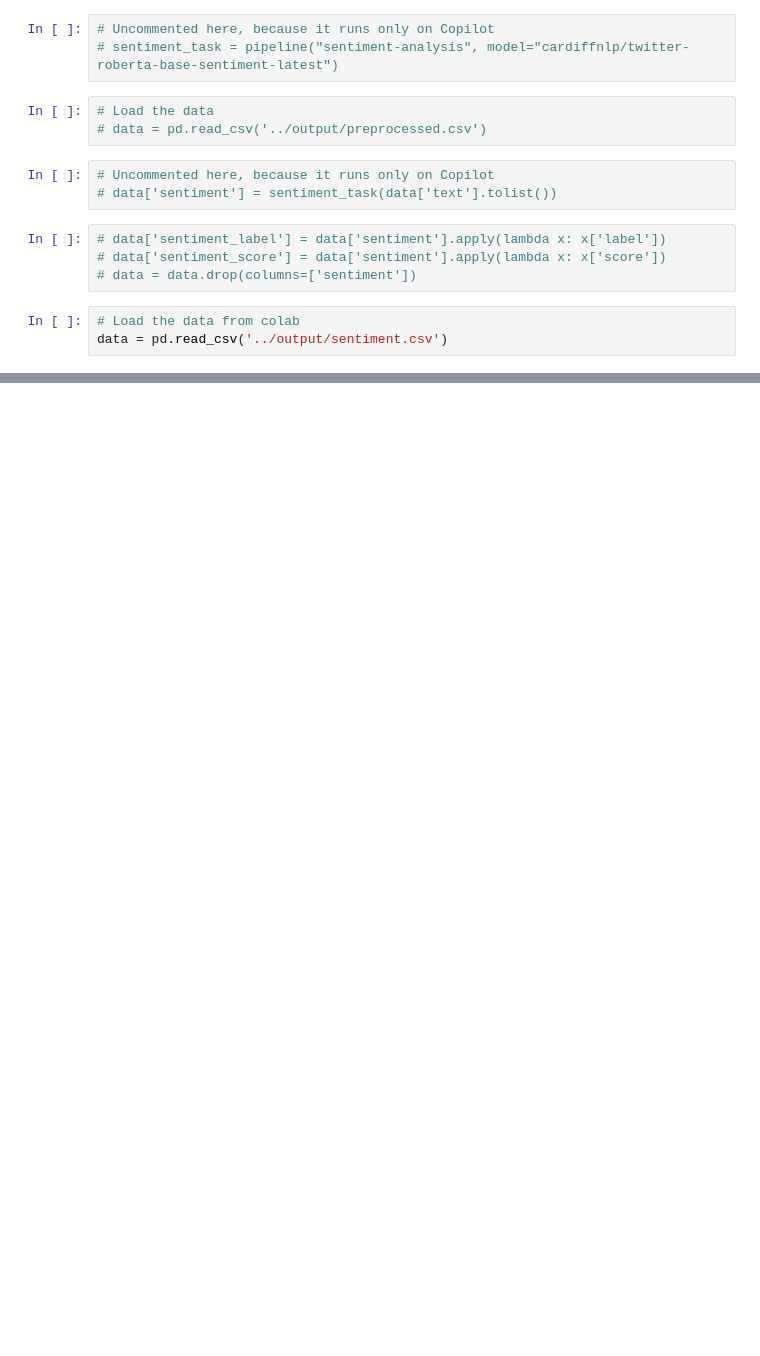
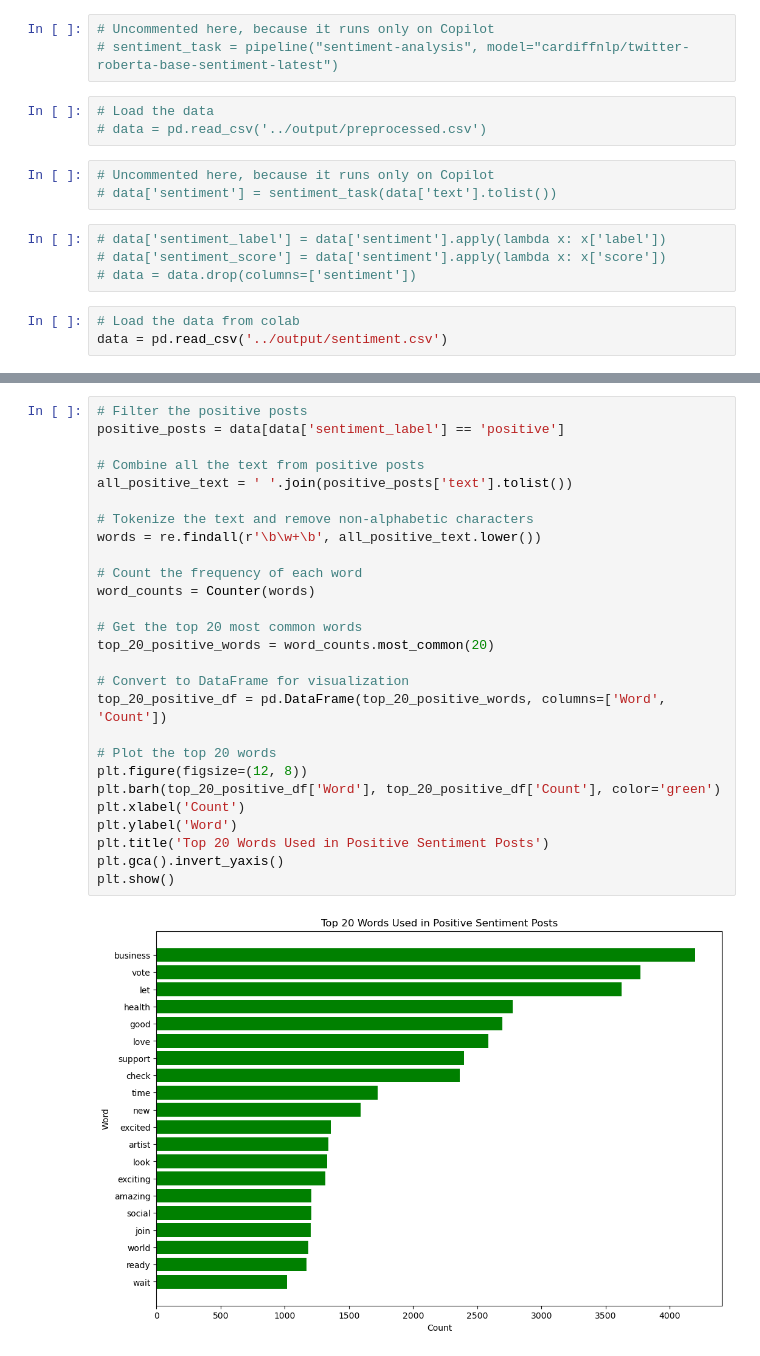
Before and after one commit to IronL442/UL-Case-Study-V2, a Jupyter notebook: analysis/sentiment.ipynb, the cells around one changed output, grey strips where cells are left out. Drawn from its saved outputs; the diff is of its cells as text; blank space fills up the shorter version.

```diff
--- a/analysis/sentiment.ipynb
+++ b/analysis/sentiment.ipynb
@@ -88 +90,30 @@ top_negative_posts.text
 Name: text, dtype: object
+# %%
+# Filter the positive posts
+positive_posts = data[data['sentiment_label'] == 'positive']
+
+# Combine all the text from positive posts
+all_positive_text = ' '.join(positive_posts['text'].tolist())
+
+# Tokenize the text and remove non-alphabetic characters
+words = re.findall(r'\b\w+\b', all_positive_text.lower())
+
+# Count the frequency of each word
+word_counts = Counter(words)
+
+# Get the top 20 most common words
+top_20_positive_words = word_counts.most_common(20)
+
+# Convert to DataFrame for visualization
+top_20_positive_df = pd.DataFrame(top_20_positive_words, columns=['Word', 'Count'])
+
+# Plot the top 20 words
+plt.figure(figsize=(12, 8))
+plt.barh(top_20_positive_df['Word'], top_20_positive_df['Count'], color='green')
+plt.xlabel('Count')
+plt.ylabel('Word')
+plt.title('Top 20 Words Used in Positive Sentiment Posts')
+plt.gca().invert_yaxis()
+plt.show()
+# %% [output]
+[figure, added]
```
Also changed, not shown: parts of 6 cells of this notebook, 1 other file.
